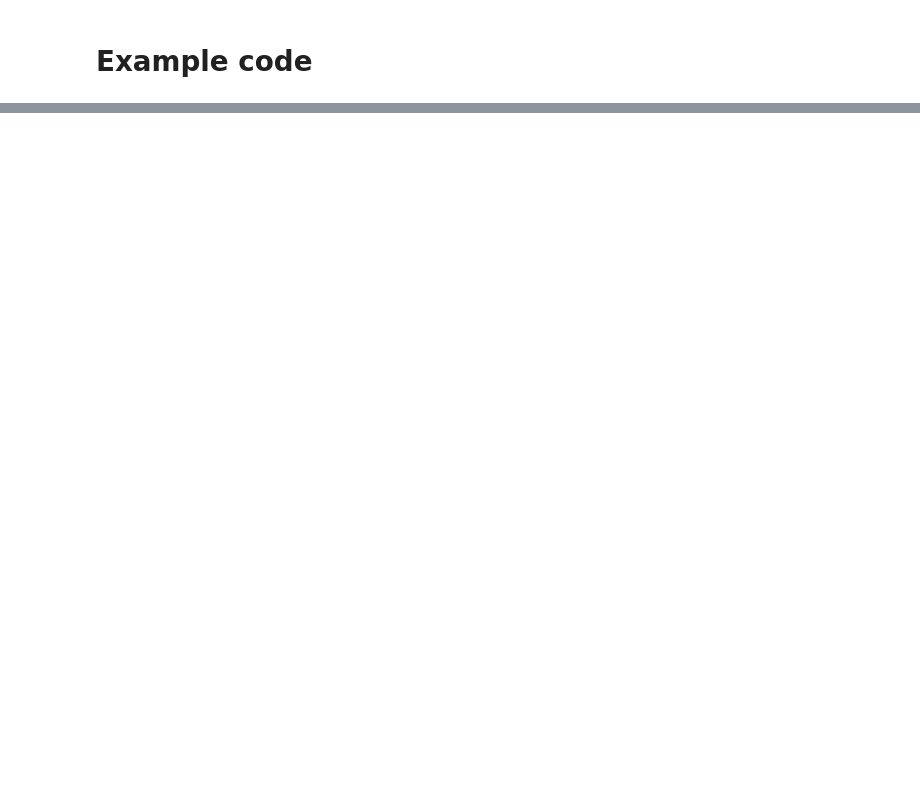
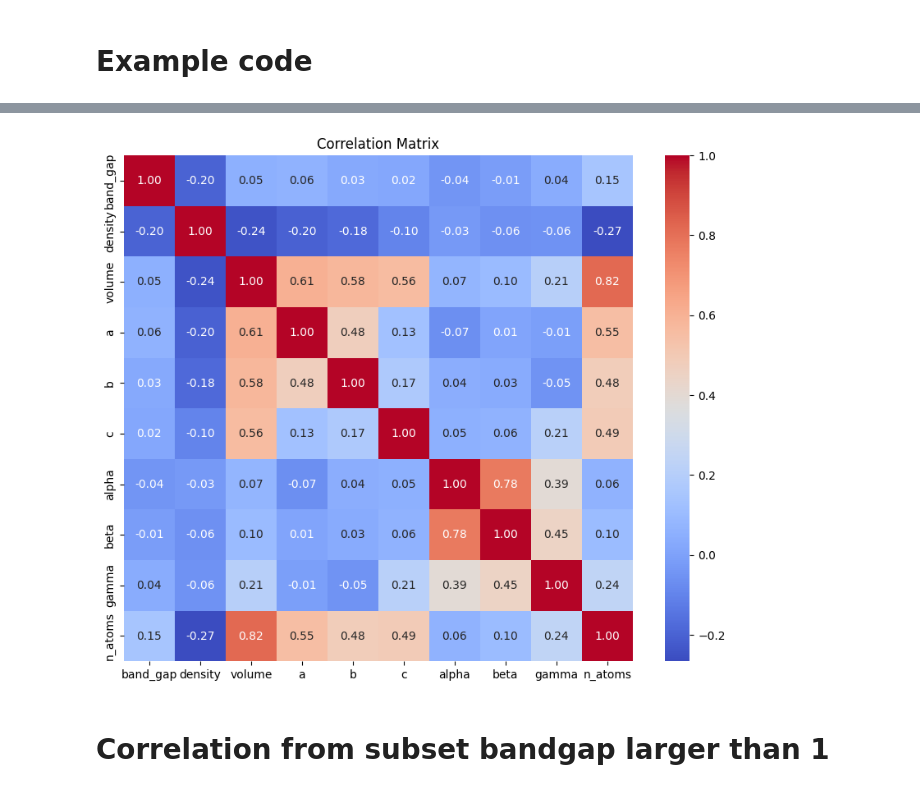
Before and after one commit to immischein/ML-bandgap, a Jupyter notebook: Bandgaps_ML_Model.ipynb, the cells around one changed output, grey strips where cells are left out. Saved outputs shown, nothing was run; the diff lists cells and outputs as text; code cells hidden in the pictures; blank space fills up the shorter version.

```diff
--- a/Bandgaps_ML_Model.ipynb
+++ b/Bandgaps_ML_Model.ipynb
@@ -193,0 +335,13 @@ example_docs[4].structure.species
+# %%
+# BandGaps larger then .1
+
+df2 = df.copy()[df["band_gap"] > .1]
+# %%
+plt.figure(figsize=(10, 8))
+sns.heatmap(df2.corr(numeric_only=True), annot=True, fmt=".2f", cmap="coolwarm")
+plt.title("Correlation Matrix")
+plt.show()
+# %% [output]
+[figure, added]
+# %% [markdown]
+# Correlation from subset bandgap larger than 1
```
Also changed, not shown: parts of 58 cells of this notebook.
